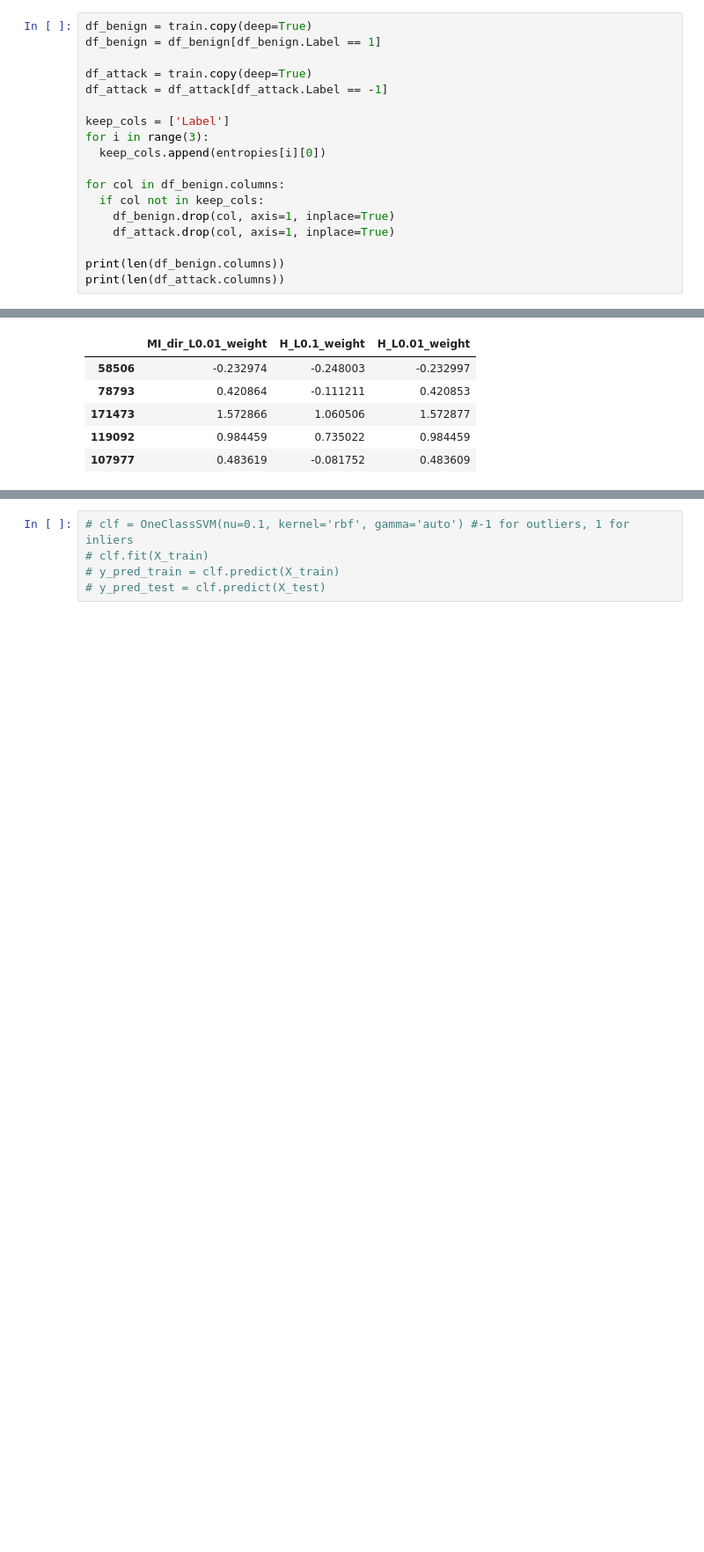
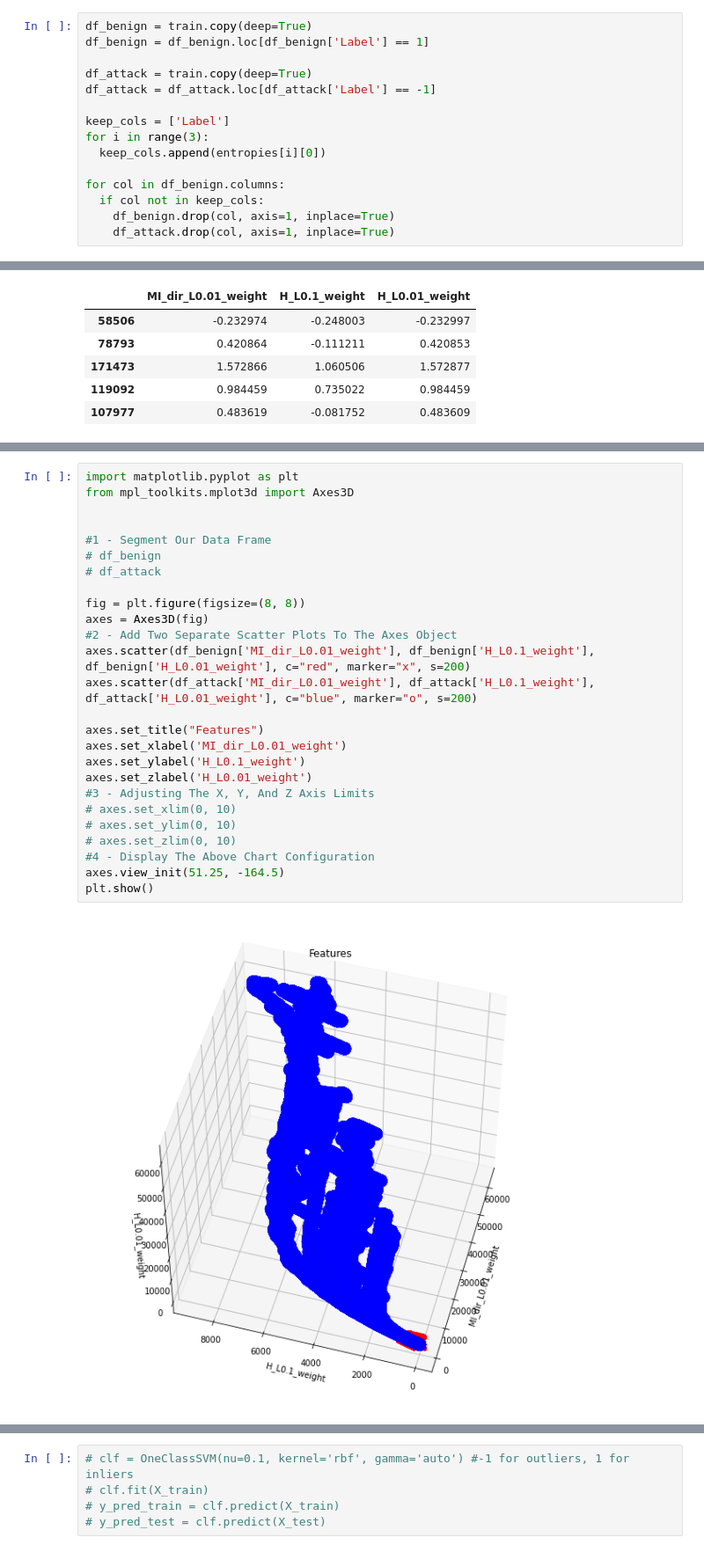
Before and after one commit to anEEStudent/EE4002D, a Jupyter notebook: fyp_notebook_standard_scalar.ipynb, the cells around one changed output, grey strips where cells are left out. Shown at 88% size. Cells and saved outputs as stored; diff of their text form; blank space fills up the shorter version.

```diff
--- a/fyp_notebook_standard_scalar.ipynb
+++ b/fyp_notebook_standard_scalar.ipynb
@@ -222,10 +226,10 @@ best_10_features_entropy = [
 ]
 # %%
 df_benign = train.copy(deep=True)
-df_benign = df_benign[df_benign.Label == 1]
+df_benign = df_benign.loc[df_benign['Label'] == 1]
 
 df_attack = train.copy(deep=True)
-df_attack = df_attack[df_attack.Label == -1]
+df_attack = df_attack.loc[df_attack['Label'] == -1]
 
 keep_cols = ['Label']
 for i in range(3):
@@ -235,7 +239,4 @@ for col in df_benign.columns:
   if col not in keep_cols:
     df_benign.drop(col, axis=1, inplace=True)
     df_attack.drop(col, axis=1, inplace=True)
-
-print(len(df_benign.columns))
-print(len(df_attack.columns))
 # %% [output]
@@ -287,0 +297,28 @@ X_train_normalized.head()
+# %%
+import matplotlib.pyplot as plt
+from mpl_toolkits.mplot3d import Axes3D
+
+
+#1 - Segment Our Data Frame
+# df_benign
+# df_attack
+
+fig = plt.figure(figsize=(8, 8))
+axes = Axes3D(fig)
+#2 - Add Two Separate Scatter Plots To The Axes Object
+axes.scatter(df_benign['MI_dir_L0.01_weight'], df_benign['H_L0.1_weight'], df_benign['H_L0.01_weight'], c="red", marker="x", s=200)
+axes.scatter(df_attack['MI_dir_L0.01_weight'], df_attack['H_L0.1_weight'], df_attack['H_L0.01_weight'], c="blue", marker="o", s=200)
+
+axes.set_title("Features")
+axes.set_xlabel('MI_dir_L0.01_weight')
+axes.set_ylabel('H_L0.1_weight')
+axes.set_zlabel('H_L0.01_weight')
+#3 - Adjusting The X, Y, And Z Axis Limits
+# axes.set_xlim(0, 10)
+# axes.set_ylim(0, 10)
+# axes.set_zlim(0, 10)
+#4 - Display The Above Chart Configuration
+axes.view_init(51.25, -164.5)
+plt.show()
+# %% [output]
+[figure, added]
```
Also changed, not shown: parts of 9 cells of this notebook.
